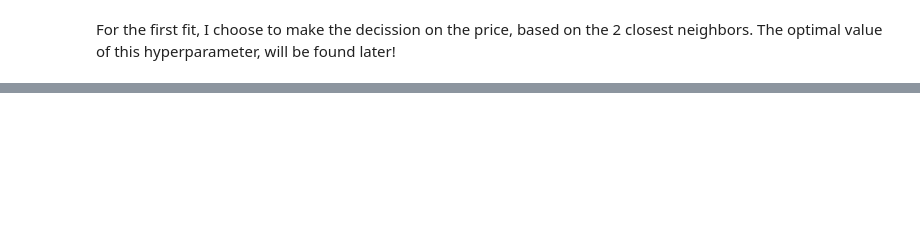
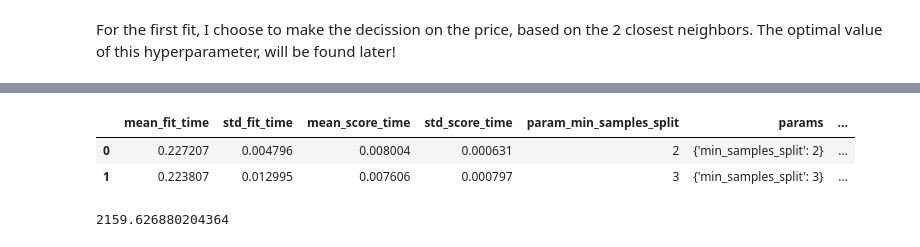
Before and after one commit to carboML/Price_predictor, a Jupyter notebook: 3_Model_fit.ipynb, the cells around one changed output, grey strips where cells are left out. Saved outputs shown, nothing was run; the diff lists cells and outputs as text; code cells hidden in the pictures; blank space fills up the shorter version.

```diff
--- a/3_Model_fit.ipynb
+++ b/3_Model_fit.ipynb
@@ -332,4 +251,0 @@ rank
-# %%
-regr = KNeighborsRegressor(8)
-regr.fit(X_train,y_train)
-regr.score(X_test, y_test)
@@ -337,0 +265,2 @@ regr.score(X_test, y_test)
+# %%
+regr_tree = tree.DecisionTreeRegressor()
@@ -337,0 +282,19 @@ regr.score(X_test, y_test)
+# %%
+param_grid = {
+    'min_samples_split': [2,3]
+}
+# %%
+cv = GridSearchCV(regr_tree, param_grid, scoring = 'neg_mean_absolute_error')
+cv.fit(X_train,y_train)
+df_gridsearch = pd.DataFrame(cv.cv_results_)
+df_gridsearch
+# %% [output]
+|  | mean_fit_time | std_fit_time | mean_score_time | std_score_time | param_min_samples_split | params | ... |
+| 0 | 0.227207 | 0.004796 | 0.008004 | 0.000631 | 2 | {'min_samples_split': 2} | ... |
+| 1 | 0.223807 | 0.012995 | 0.007606 | 0.000797 | 3 | {'min_samples_split': 3} | ... |
+# %%
+y_test_preds = cv.predict(X_test)
+MSE_RT_test = sklearn.metrics.mean_absolute_error(y_test, y_test_preds)
+print(MSE_RT_test)
+# %% [output]
+2159.626880204364
```
Also changed, not shown: parts of 41 cells of this notebook.
